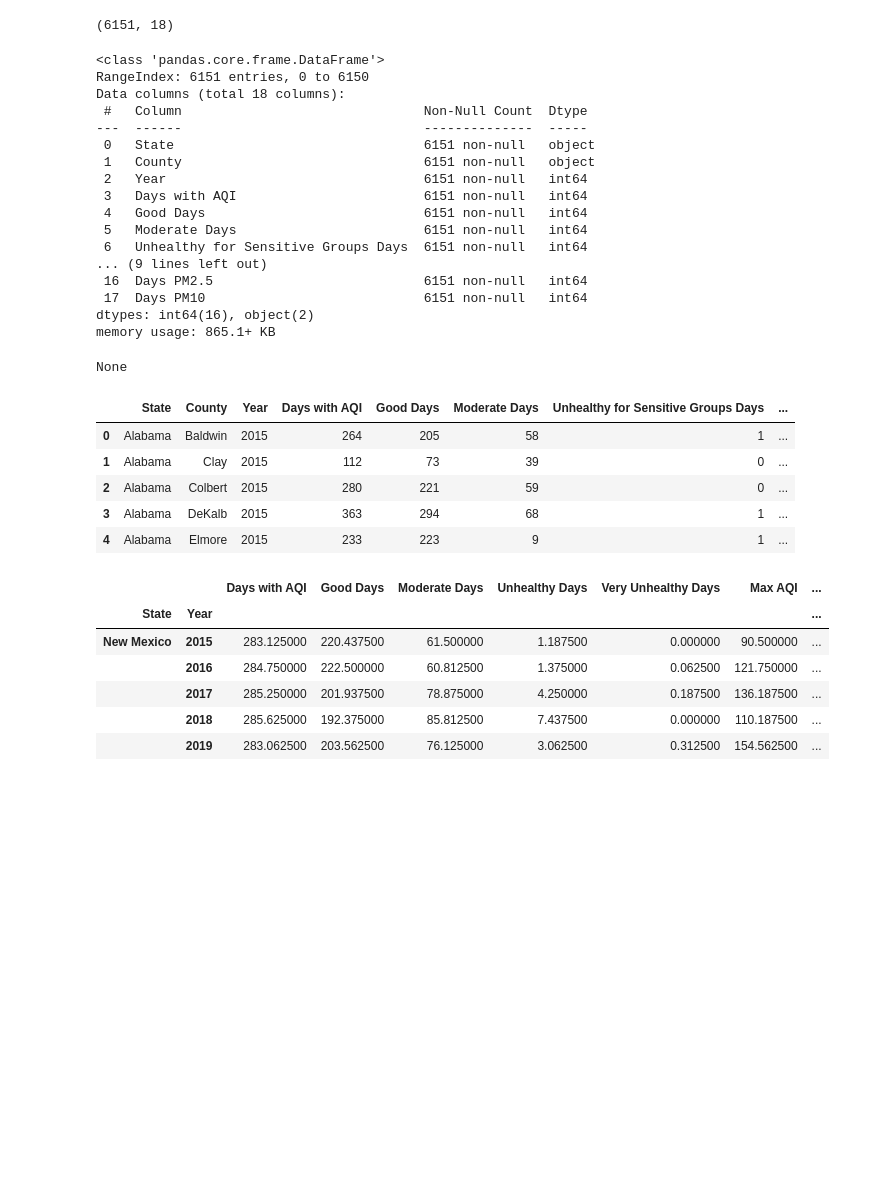
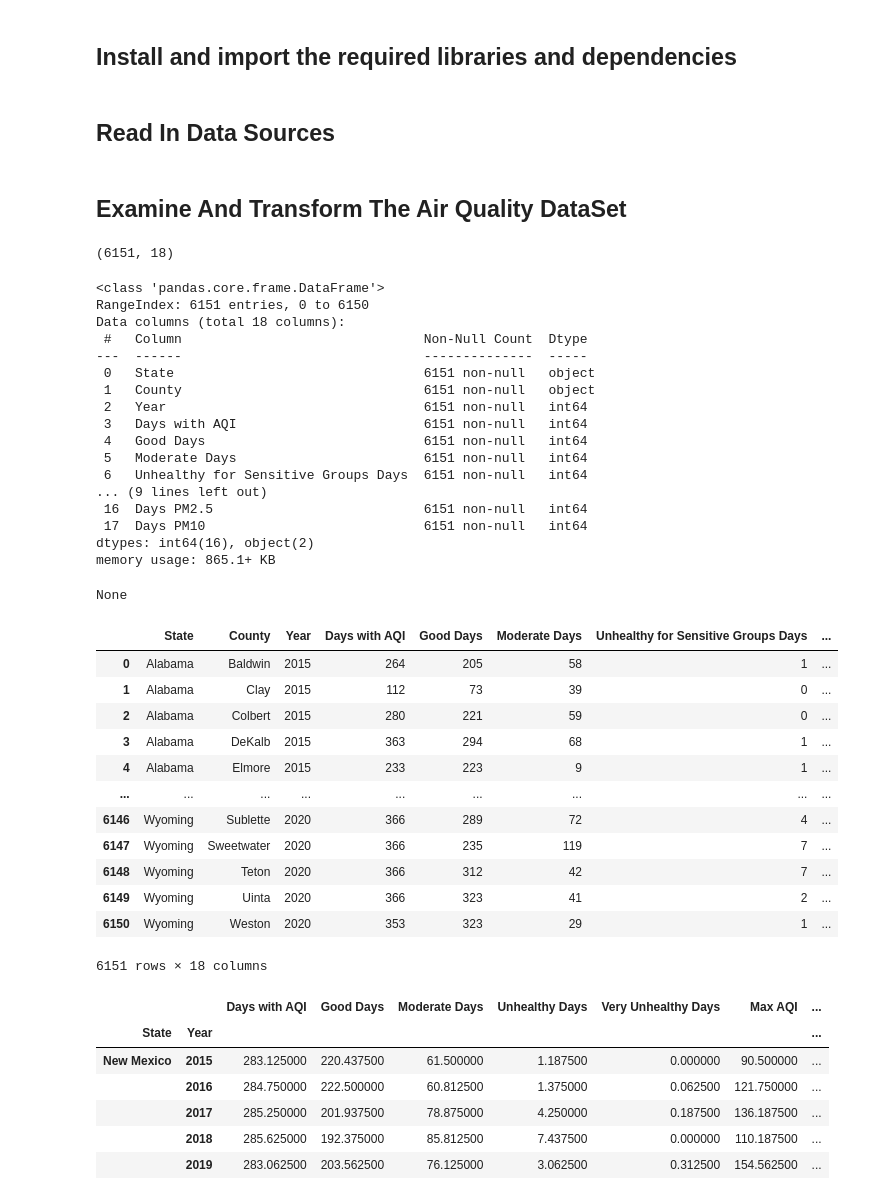
Before and after one commit to harrismhurley/python_project_1, a Jupyter notebook: main.ipynb, the cells around one changed output. Cells and saved outputs as stored; diff of their text form; code cells hidden in the pictures; blank space fills up the shorter version.

```diff
--- a/main.ipynb
+++ b/main.ipynb
@@ -40,3 +1,5 @@ Requirement already satisfied: termcolor in /usr/local/lib/python3.10/dist-packa
+# %% [markdown]
+## Install and import the required libraries and dependencies
 # %%
 # Import Libraries and Dependencies
 import pandas as pd
@@ -49,38 +9,49 @@ import termcolor
+# %% [markdown]
+## Read In Data Sources
 # %%
 # Read in resource data
-aqi_df = pd.read_csv('/content/county_annual_aqi.csv')
-bea_df = pd.read_csv('/content/BEA_annual.csv', index_col=['State', 'Year'])
-ihme_df = pd.read_csv('/content/IHME-GBD_2021_DATA-a408dab9-1.csv')
+aqi_df = pd.read_csv('.//Resources/AQI//county_annual_aqi.csv')
+bea_df = pd.read_csv('./Resources/BEA/scripts/BEA_annual.csv', index_col=['State', 'Year'])
+ihme_df = pd.read_csv('./Resources/Health/IHME-GBD_2021_DATA-a408dab9-1.csv')
+# %% [markdown]
+## Examine And Transform The Air Quality DataSet
 # %%
 # Display in Air Quality data by county
 display(aqi_df.shape)
 display(aqi_df.info())
-display(aqi_df.head())
+display(aqi_df)
 # %% [output]
 (6151, 18)
 <class 'pandas.core.frame.DataFrame'>
 RangeIndex: 6151 entries, 0 to 6150
 Data columns (total 18 columns):
  #   Column                               Non-Null Count  Dtype
 ---  ------                               --------------  -----
  0   State                                6151 non-null   object
  1   County                               6151 non-null   object
  2   Year                                 6151 non-null   int64
  3   Days with AQI                        6151 non-null   int64
  4   Good Days                            6151 non-null   int64
  5   Moderate Days                        6151 non-null   int64
  6   Unhealthy for Sensitive Groups Days  6151 non-null   int64
 ... (9 lines left out)
  16  Days PM2.5                           6151 non-null   int64
  17  Days PM10                            6151 non-null   int64
 dtypes: int64(16), object(2)
 memory usage: 865.1+ KB
 None
 |  | State | County | Year | Days with AQI | Good Days | Moderate Days | Unhealthy for Sensitive Groups Days | ... |
 | 0 | Alabama | Baldwin | 2015 | 264 | 205 | 58 | 1 | ... |
 | 1 | Alabama | Clay | 2015 | 112 | 73 | 39 | 0 | ... |
 | 2 | Alabama | Colbert | 2015 | 280 | 221 | 59 | 0 | ... |
 | 3 | Alabama | DeKalb | 2015 | 363 | 294 | 68 | 1 | ... |
 | 4 | Alabama | Elmore | 2015 | 233 | 223 | 9 | 1 | ... |
+| ... | ... | ... | ... | ... | ... | ... | ... | ... |
+| 6146 | Wyoming | Sublette | 2020 | 366 | 289 | 72 | 4 | ... |
+| 6147 | Wyoming | Sweetwater | 2020 | 366 | 235 | 119 | 7 | ... |
+| 6148 | Wyoming | Teton | 2020 | 366 | 312 | 42 | 7 | ... |
+| 6149 | Wyoming | Uinta | 2020 | 366 | 323 | 41 | 2 | ... |
+| 6150 | Wyoming | Weston | 2020 | 353 | 323 | 29 | 1 | ... |
+6151 rows × 18 columns
 # %%
 # AQI data filtering
```
Also changed, not shown: parts of 28 cells of this notebook, 36 other files.
